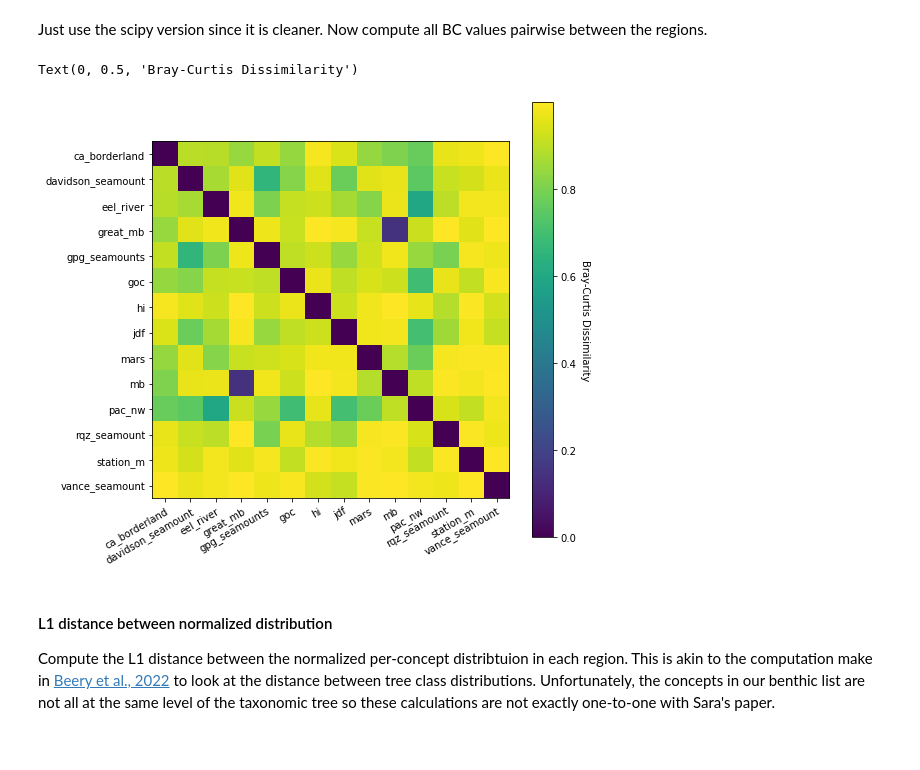
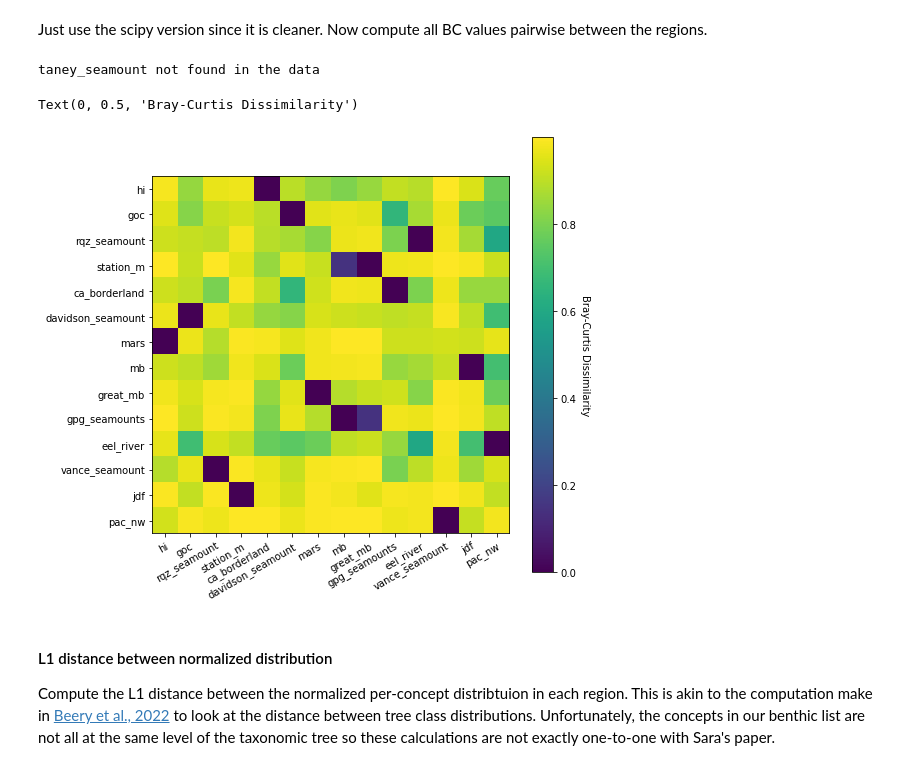
Before and after one commit to eor314/duds_explore, a Jupyter notebook: duds_explore.ipynb, the cells around one changed output. Saved outputs shown, nothing was run; the diff lists cells and outputs as text; code cells hidden in the pictures.

Commit message:
new plots

```diff
--- a/duds_explore.ipynb
+++ b/duds_explore.ipynb
@@ -111,0 +92,7 @@ regions_df
+# %%
+regions, regions_df = mbari_regions()
+
+# sort the regions by latitude
+regions_df.sort_values('max-latitude', inplace=True)
+
+regions_df
@@ -226,20 +247,21 @@ Just use the scipy version since it is cleaner. Now compute all BC values pairwi
 # %%
 tmp = counts_df.xs("bboxes", level="count-type")
 tmp = tmp.drop('taney_seamount', axis=1)  # drop Taney Seamount since there are no labels
 
-outbc = pairwise_bc(tmp)
+outbc = pairwise_bc(tmp, order=regions_df.index.to_list())
 
 fig, ax = plt.subplots(figsize=(8,8))
 im, cbar = heatmap(outbc.to_numpy(),
     row_labels=outbc.columns.to_list(),
     col_labels=outbc.columns.to_list(),
     ax=ax,
     cmap='viridis'
 )
 cbar.ax.set_ylabel('Bray-Curtis Dissimilarity', rotation=-90, va="bottom")
 # %% [output]
-Text(0, 0.5, 'Bray-Curtis Dissimilarity')
+taney_seamount not found in the data
+Text(0, 0.5, 'Bray-Curtis Dissimilarity')
-[figure, old version]
+[figure, new version]
 # %% [markdown]
 #### L1 distance between normalized distribution
 Compute the L1 distance between the normalized per-concept distribtuion in each region. This is akin to the computation make in [Beery et al., 2022](https://openaccess.thecvf.com/content/CVPR2022/papers/Beery_The_Auto_Arborist_Dataset_A_Large-Scale_Benchmark_for_Multiview_Urban_CVPR_2022_paper.pdf) to look at the distance between tree class distributions. Unfortunately, the concepts in our benthic list are not all at the same level of the taxonomic tree so these calculations are not exactly one-to-one with Sara's paper.
```
Also changed, not shown: parts of 3 cells of this notebook.
